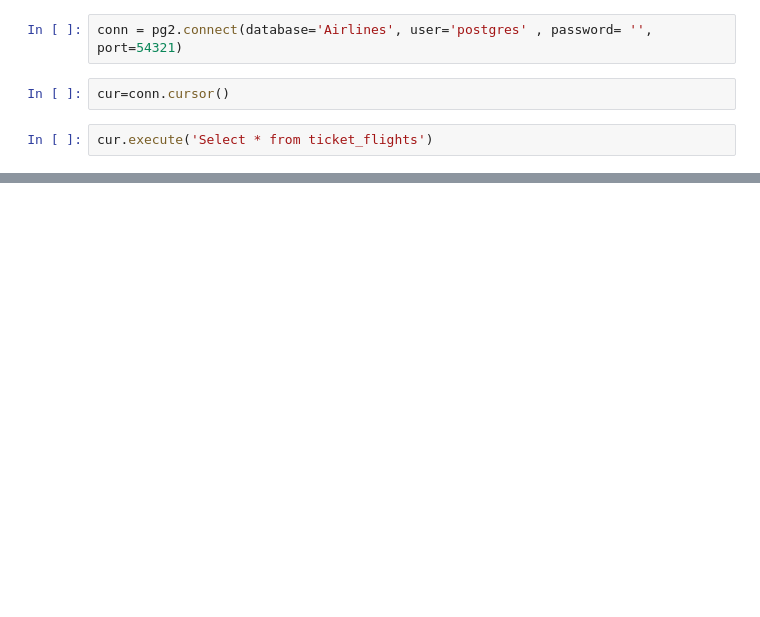
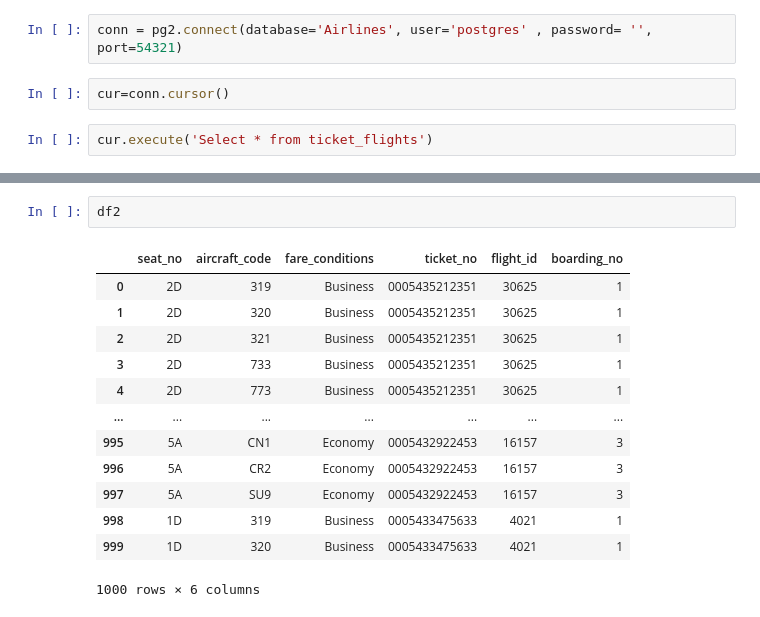
Before and after one commit to walidsharaar/ReadingDatabase, a Jupyter notebook: ReadingPostgreSQLData.ipynb, the cells around one changed output, grey strips where cells are left out. Cells and saved outputs as stored; diff of their text form; blank space fills up the shorter version.

```diff
--- a/ReadingPostgreSQLData.ipynb
+++ b/ReadingPostgreSQLData.ipynb
@@ -28,0 +64,16 @@ cur.fetchmany(12231123)
+# %%
+df2
+# %% [output]
+|  | seat_no | aircraft_code | fare_conditions | ticket_no | flight_id | boarding_no |
+| 0 | 2D | 319 | Business | 0005435212351 | 30625 | 1 |
+| 1 | 2D | 320 | Business | 0005435212351 | 30625 | 1 |
+| 2 | 2D | 321 | Business | 0005435212351 | 30625 | 1 |
+| 3 | 2D | 733 | Business | 0005435212351 | 30625 | 1 |
+| 4 | 2D | 773 | Business | 0005435212351 | 30625 | 1 |
+| ... | ... | ... | ... | ... | ... | ... |
+| 995 | 5A | CN1 | Economy | 0005432922453 | 16157 | 3 |
+| 996 | 5A | CR2 | Economy | 0005432922453 | 16157 | 3 |
+| 997 | 5A | SU9 | Economy | 0005432922453 | 16157 | 3 |
+| 998 | 1D | 319 | Business | 0005433475633 | 4021 | 1 |
+| 999 | 1D | 320 | Business | 0005433475633 | 4021 | 1 |
+1000 rows × 6 columns
```
Also changed, not shown: parts of 6 cells of this notebook.
